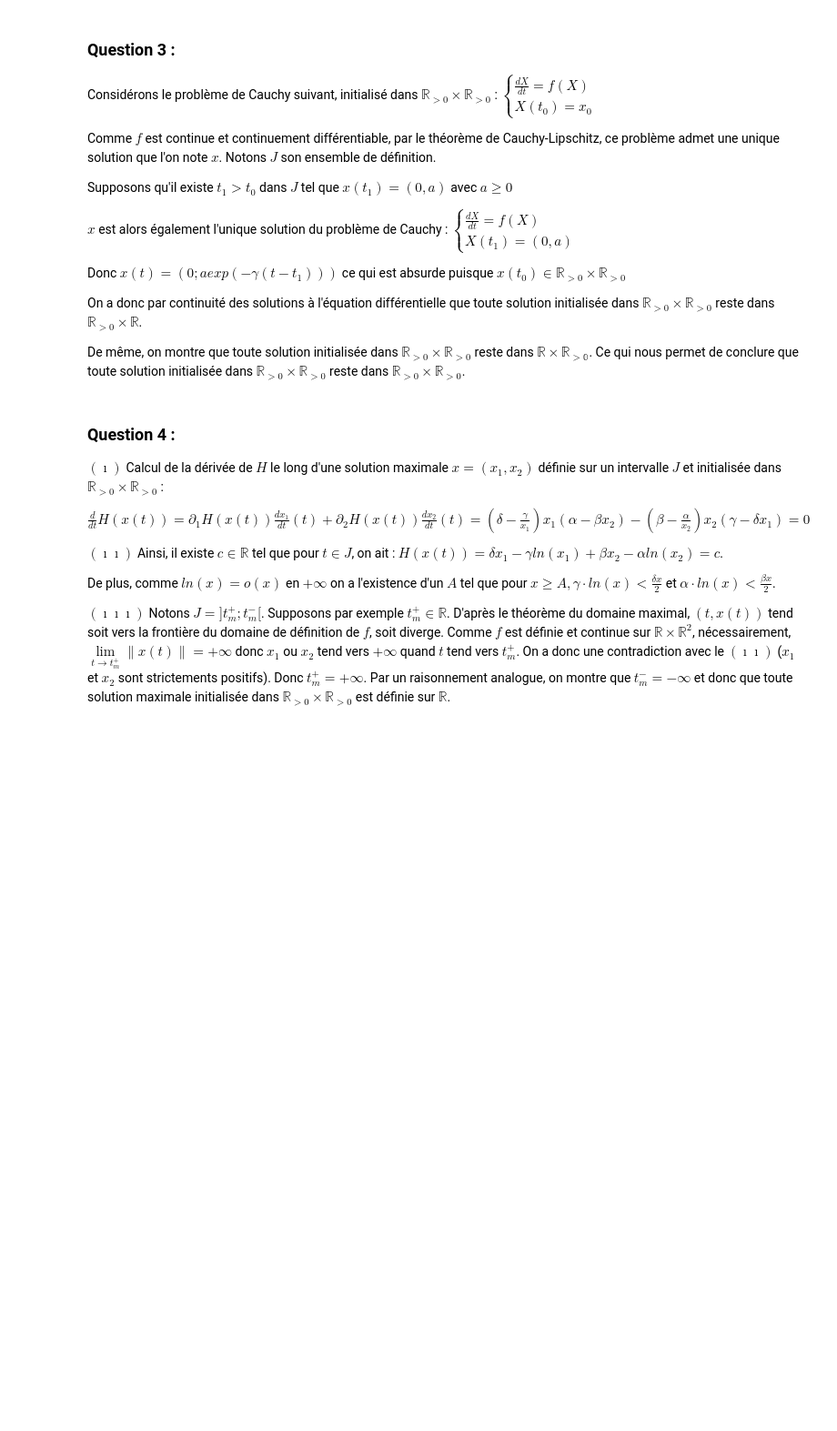
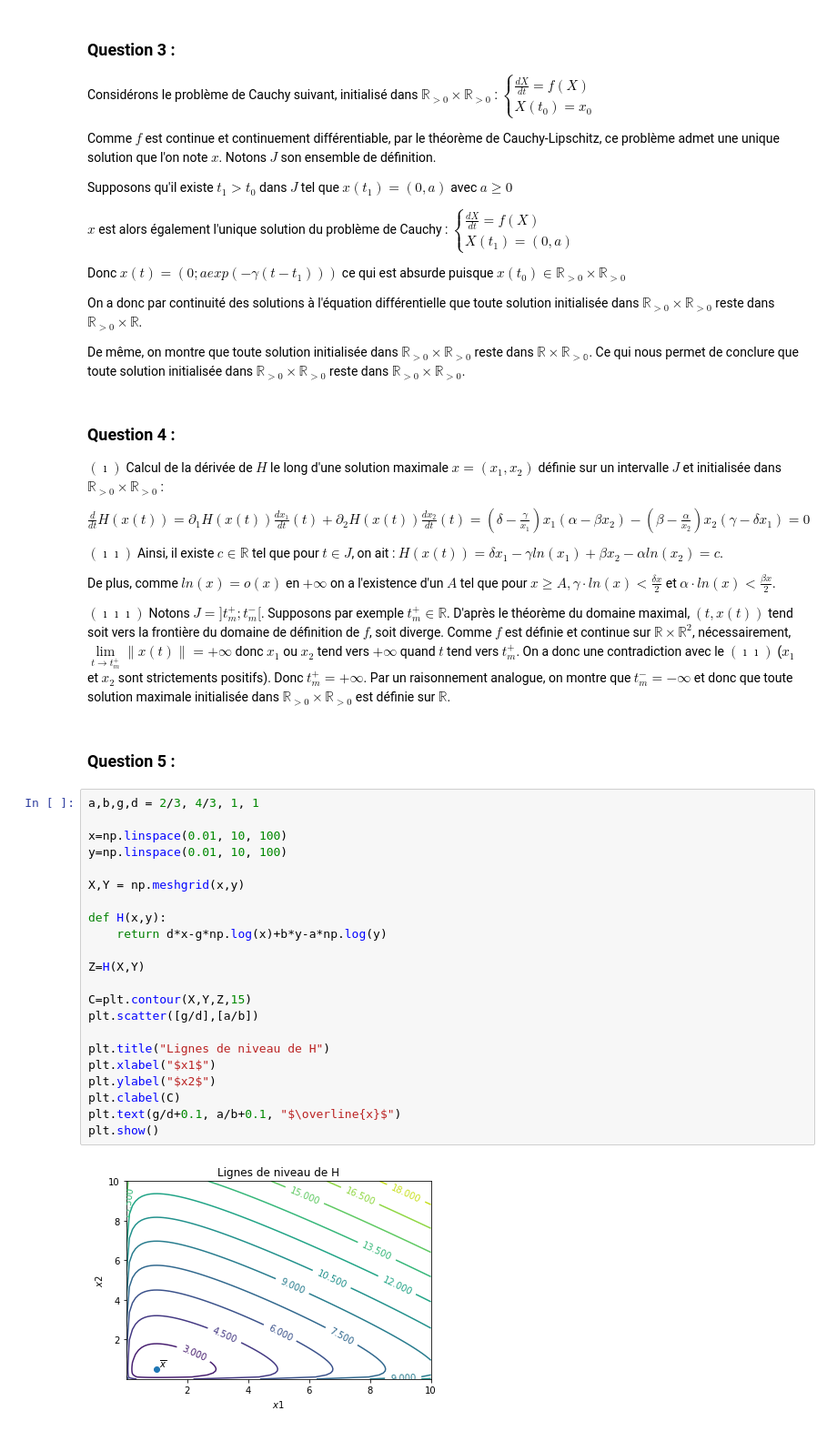
Before and after one commit to guillaumerichard2020/Proj-Num-2-Equa-diff, a Jupyter notebook: Projet Equations Différentielles .ipynb, the cells around one changed output. Shown at 91% size. Cells and saved outputs as stored; diff of their text form; blank space fills up the shorter version.

```diff
--- a/Projet Equations Différentielles .ipynb
+++ b/Projet Equations Différentielles .ipynb
@@ -125,3 +152,29 @@ $(\imath\imath)$ Ainsi, il existe $c \in \mathbb{R}$ tel que pour $t \in J$, on
 De plus, comme $ln(x) = o(x)$ en $+ \infty$ on a l'existence d'un $A$ tel que pour $x \geq A, \gamma \cdot ln(x) < \frac{\delta x}{2}$ et $ \alpha \cdot ln(x) < \frac{\beta x}{2}$.
 
 $(\imath\imath\imath)$ Notons $J=]t_m^+;t_m^-[$. Supposons par exemple $t_m^+ \in \mathbb{R}$. D'après le théorème du domaine maximal, $(t, x(t))$ tend soit vers la frontière du domaine de définition de $f$, soit diverge. Comme $f$ est définie et continue sur $\mathbb{R} \times \mathbb{R} ^2$, nécessairement, $\lim\limits_{t \rightarrow t_m^+} \|x(t)\| = +\infty$ donc $x_1$ ou $x_2$ tend vers $+ \infty$ quand $t$ tend vers $t_m^+$. On a donc une contradiction avec le $(\imath\imath)$ ($x_1$ et $x_2$ sont strictements positifs). Donc $t_m^+ = + \infty$. Par un raisonnement analogue, on montre que $t_m^- = - \infty$ et donc que toute solution maximale initialisée dans $\mathbb{R}_{>0} \times \mathbb{R}_{>0}$ est définie sur $\mathbb{R}$.
+# %% [markdown]
+### Question 5 :
+# %%
+a,b,g,d = 2/3, 4/3, 1, 1
+
+x=np.linspace(0.01, 10, 100)
+y=np.linspace(0.01, 10, 100)
+
+X,Y = np.meshgrid(x,y)
+
+def H(x,y):
+    return d*x-g*np.log(x)+b*y-a*np.log(y)
+
+Z=H(X,Y)
+
+C=plt.contour(X,Y,Z,15)
+plt.scatter([g/d],[a/b])
+
+plt.title("Lignes de niveau de H")
+plt.xlabel("$x1$")
+plt.ylabel("$x2$")
+plt.clabel(C)
+plt.text(g/d+0.1, a/b+0.1, "$\overline{x}$")
+plt.show()
+# %% [output]
+[figure, added]
```
Also changed, not shown: parts of 12 cells of this notebook.
